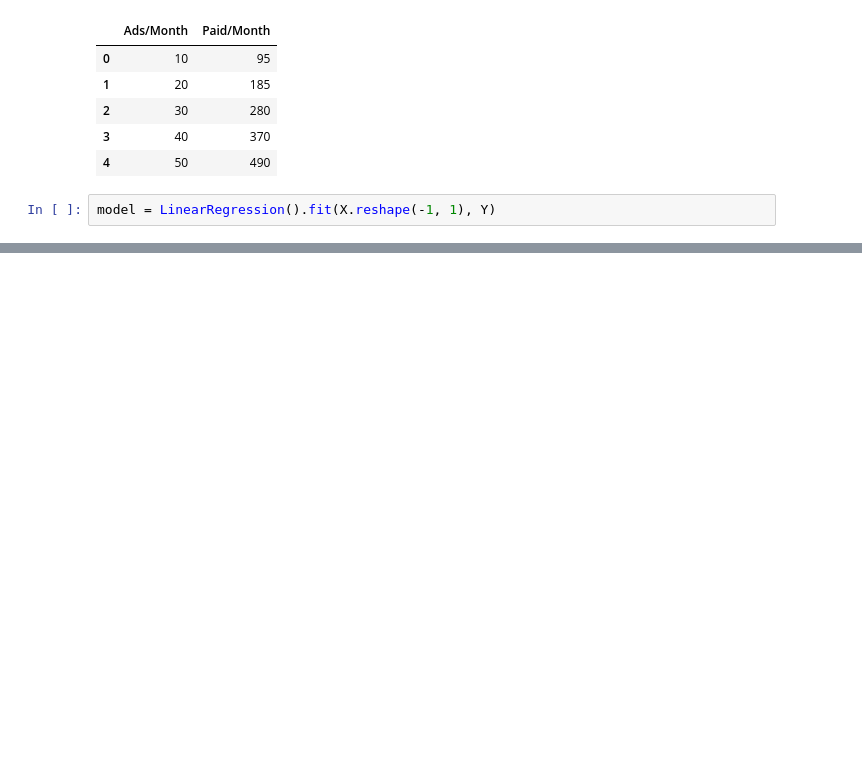
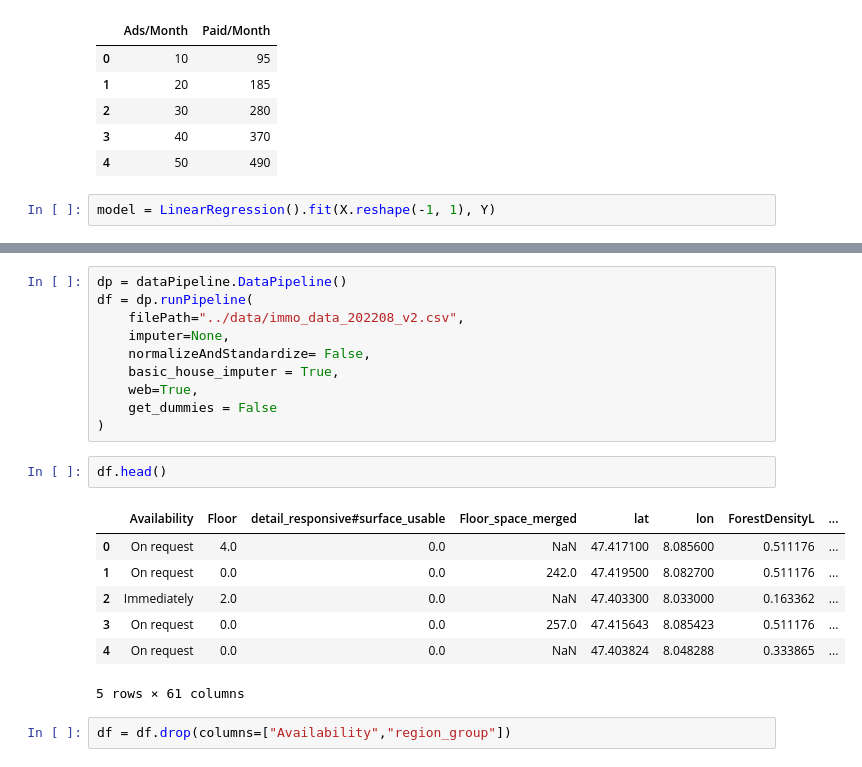
Before and after one commit to staldenhoefler/immo_challenge, a Jupyter notebook: notebooks/webserver.ipynb, the cells around one changed output, grey strips where cells are left out. Drawn from its saved outputs; the diff is of its cells as text; blank space fills up the shorter version.

```diff
--- a/notebooks/webserver.ipynb
+++ b/notebooks/webserver.ipynb
@@ -64,0 +80,22 @@ Press CTRL+C to quit
+# %%
+dp = dataPipeline.DataPipeline()
+df = dp.runPipeline(
+    filePath="../data/immo_data_202208_v2.csv",
+    imputer=None,
+    normalizeAndStandardize= False,
+    basic_house_imputer = True,
+    web=True,
+    get_dummies = False
+)
+# %%
+df.head()
+# %% [output]
+|  | Availability | Floor | detail_responsive#surface_usable | Floor_space_merged | lat | lon | ForestDensityL | ... |
+| 0 | On request | 4.0 | 0.0 | NaN | 47.417100 | 8.085600 | 0.511176 | ... |
+| 1 | On request | 0.0 | 0.0 | 242.0 | 47.419500 | 8.082700 | 0.511176 | ... |
+| 2 | Immediately | 2.0 | 0.0 | NaN | 47.403300 | 8.033000 | 0.163362 | ... |
+| 3 | On request | 0.0 | 0.0 | 257.0 | 47.415643 | 8.085423 | 0.511176 | ... |
+| 4 | On request | 0.0 | 0.0 | NaN | 47.403824 | 8.048288 | 0.333865 | ... |
+5 rows × 61 columns
+# %%
+df = df.drop(columns=["Availability","region_group"])
```
Also changed, not shown: parts of 8 cells of this notebook, 13 other files.
